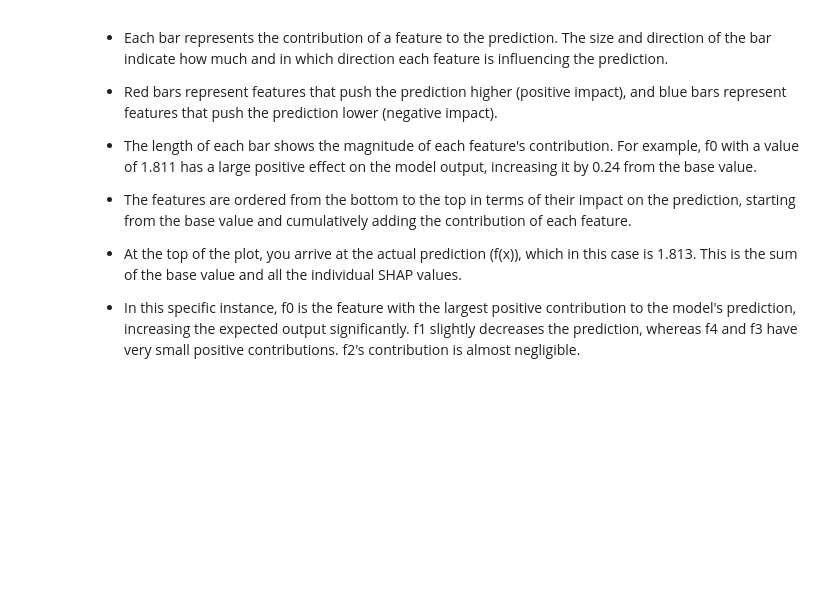
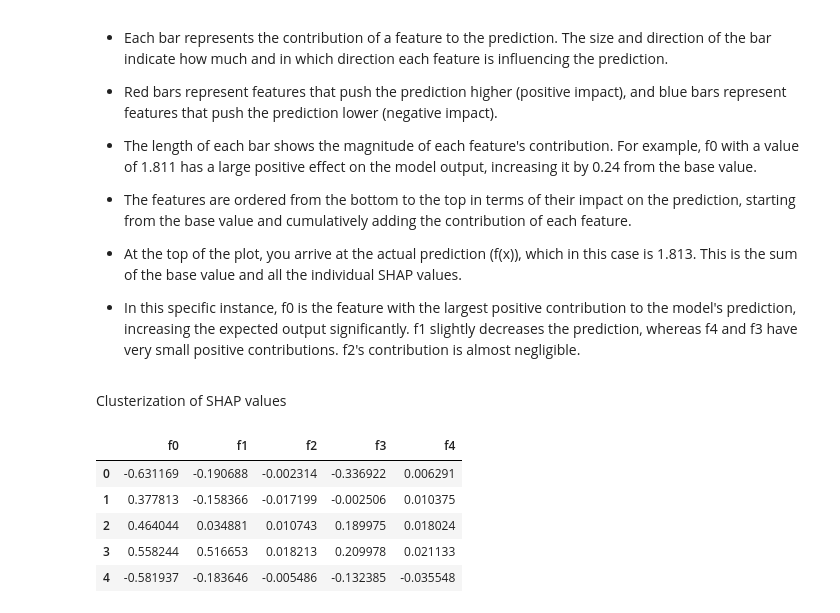
Before and after one commit to HoltechHard/XAI_Labs, a Jupyter notebook: xai_clusters_gen_xgboost.ipynb, the cells around one changed output. Drawn from its saved outputs; the diff is of its cells as text; code cells hidden in the pictures; blank space fills up the shorter version.

```diff
--- a/xai_clusters_gen_xgboost.ipynb
+++ b/xai_clusters_gen_xgboost.ipynb
@@ -320,3 +320,16 @@ shap.waterfall_plot(shap_values[instance_idx])
 - At the top of the plot, you arrive at the actual prediction (f(x)), which in this case is 1.813. This is the sum of the base value and all the individual SHAP values.
 
 - In this specific instance, f0 is the feature with the largest positive contribution to the model's prediction, increasing the expected output significantly. f1 slightly decreases the prediction, whereas f4 and f3 have very small positive contributions. f2's contribution is almost negligible.
+# %% [markdown]
+Clusterization of SHAP values
+# %%
+# recover shap data
+shap_data = pd.read_csv("shap_values/shap_xgboost.csv")
+shap_data.head()
+# %% [output]
+|  | f0 | f1 | f2 | f3 | f4 |
+| 0 | -0.631169 | -0.190688 | -0.002314 | -0.336922 | 0.006291 |
+| 1 | 0.377813 | -0.158366 | -0.017199 | -0.002506 | 0.010375 |
+| 2 | 0.464044 | 0.034881 | 0.010743 | 0.189975 | 0.018024 |
+| 3 | 0.558244 | 0.516653 | 0.018213 | 0.209978 | 0.021133 |
+| 4 | -0.581937 | -0.183646 | -0.005486 | -0.132385 | -0.035548 |
```
Also changed, not shown: parts of 5 cells of this notebook.
